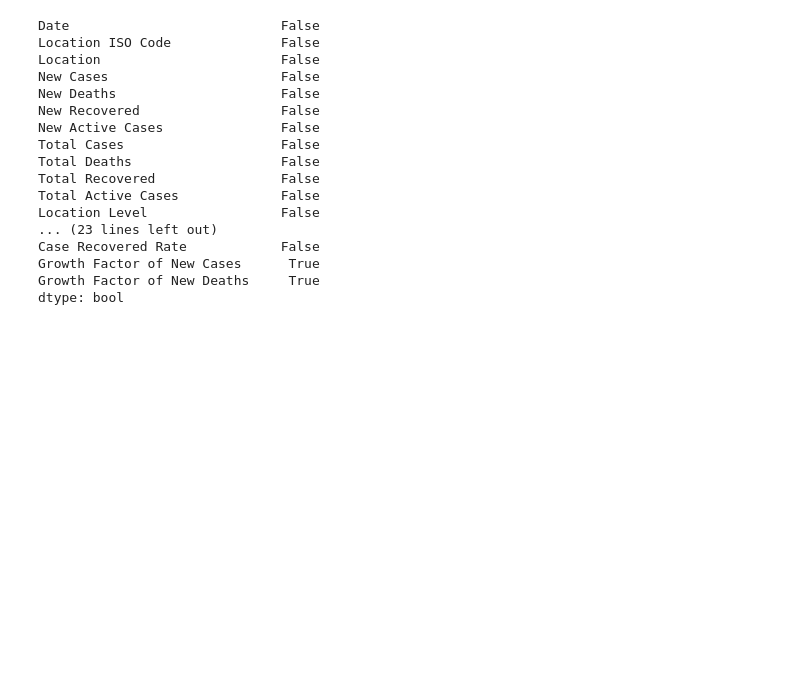
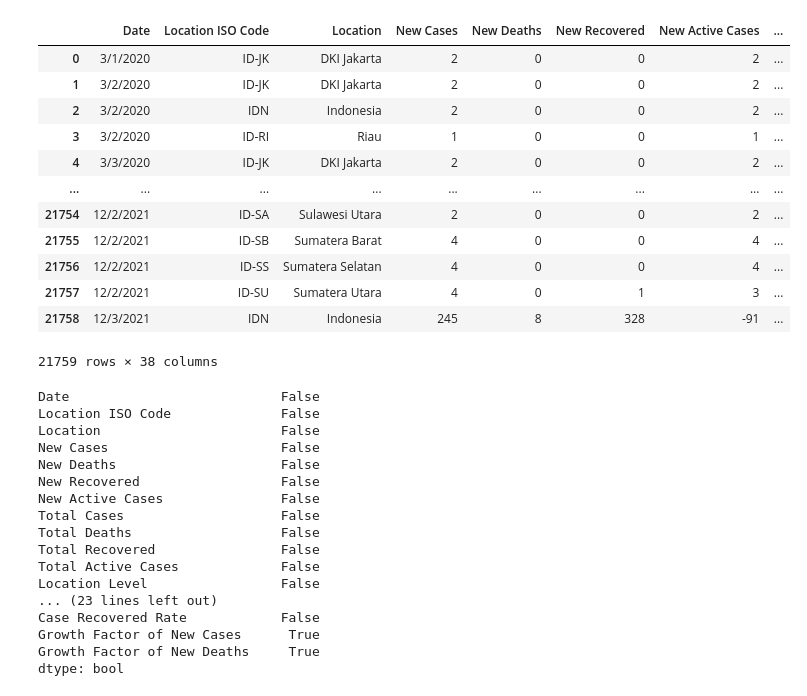
Before and after one commit to LabiKSV/intro-to-ai-farhan-labi, a Jupyter notebook: Regression using Random Forest.ipynb, the cells around one changed output. Drawn from its saved outputs; the diff is of its cells as text; code cells hidden in the pictures; blank space fills up the shorter version.

```diff
--- a/Regression using Random Forest.ipynb
+++ b/Regression using Random Forest.ipynb
@@ -14,6 +14,22 @@ pd.set_option('display.width', 1000)
 # %%
 #This is just whats ready locally on my machine
 df =  pd.read_csv('C:/Users/farha/Desktop/uni stage 3/Introduction to AI/COURSEWORK/Github/intro-to-ai-farhan-labi/covid_19_indonesia_time_series_all.csv')
+# %%
+df
+# %% [output]
+|  | Date | Location ISO Code | Location | New Cases | New Deaths | New Recovered | New Active Cases | ... |
+| 0 | 3/1/2020 | ID-JK | DKI Jakarta | 2 | 0 | 0 | 2 | ... |
+| 1 | 3/2/2020 | ID-JK | DKI Jakarta | 2 | 0 | 0 | 2 | ... |
+| 2 | 3/2/2020 | IDN | Indonesia | 2 | 0 | 0 | 2 | ... |
+| 3 | 3/2/2020 | ID-RI | Riau | 1 | 0 | 0 | 1 | ... |
+| 4 | 3/3/2020 | ID-JK | DKI Jakarta | 2 | 0 | 0 | 2 | ... |
+| ... | ... | ... | ... | ... | ... | ... | ... | ... |
+| 21754 | 12/2/2021 | ID-SA | Sulawesi Utara | 2 | 0 | 0 | 2 | ... |
+| 21755 | 12/2/2021 | ID-SB | Sumatera Barat | 4 | 0 | 0 | 4 | ... |
+| 21756 | 12/2/2021 | ID-SS | Sumatera Selatan | 4 | 0 | 0 | 4 | ... |
+| 21757 | 12/2/2021 | ID-SU | Sumatera Utara | 4 | 0 | 1 | 3 | ... |
+| 21758 | 12/3/2021 | IDN | Indonesia | 245 | 8 | 328 | -91 | ... |
+21759 rows × 38 columns
 # %%
 #Checking for any null values
 print(df.isnull().any())
```
Also changed, not shown: parts of 2 cells of this notebook, 2 other files.
